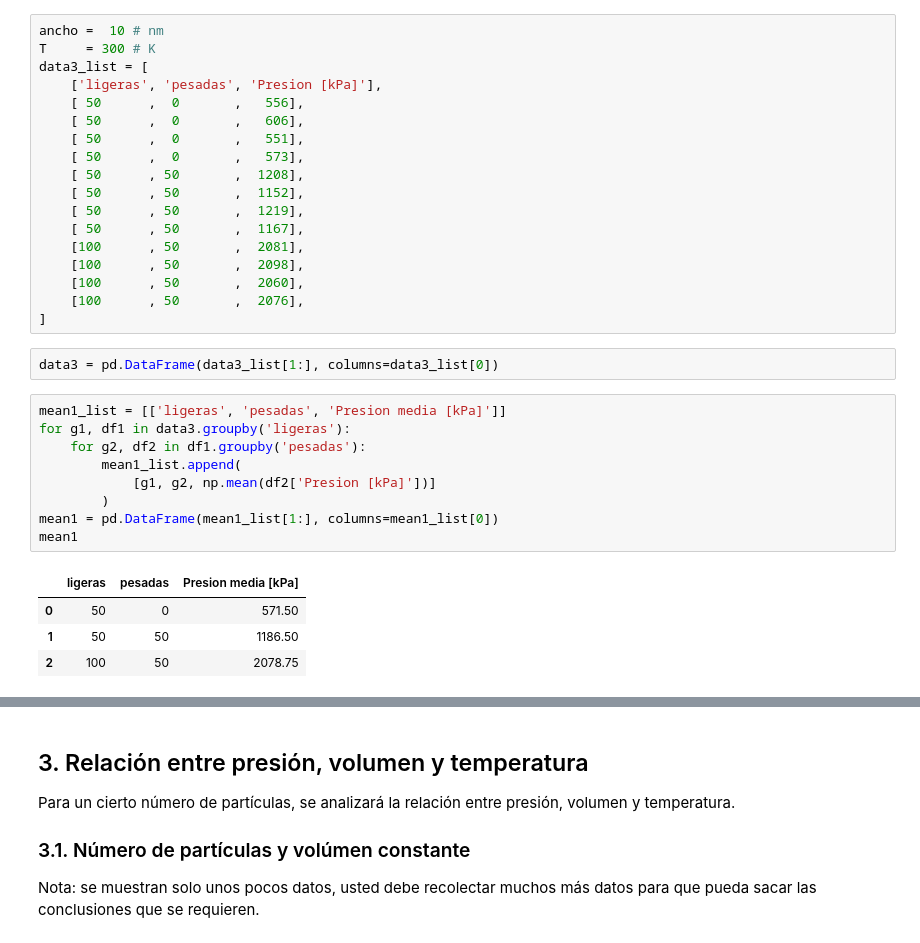
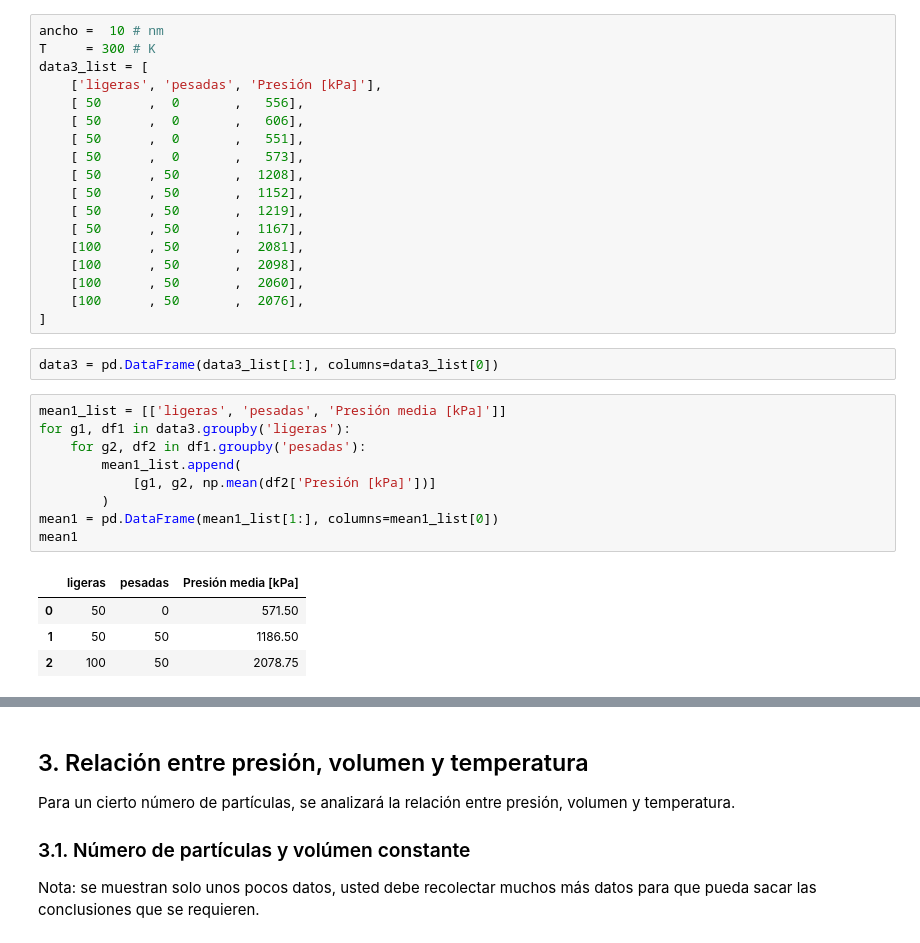
Before and after one commit to davidalejandromiranda/StatisticalPhysics, a Jupyter notebook: notebooks/es_GasIdealPresionTemperaturaParticulas.ipynb, the cells around one changed output, grey strips where cells are left out. Saved outputs shown, nothing was run; the diff lists cells and outputs as text.

```diff
--- a/notebooks/es_GasIdealPresionTemperaturaParticulas.ipynb
+++ b/notebooks/es_GasIdealPresionTemperaturaParticulas.ipynb
@@ -122,7 +122,7 @@ Nota: se muestran solo unos pocos datos, usted debe recolectar muchos más datos
 ancho =  10 # nm
 T     = 300 # K
 data3_list = [
-    ['ligeras', 'pesadas', 'Presion [kPa]'],
+    ['ligeras', 'pesadas', 'Presión [kPa]'],
     [ 50      ,  0       ,   556],
     [ 50      ,  0       ,   606],
     [ 50      ,  0       ,   551],
@@ -139,16 +139,16 @@ data3_list = [
 # %%
 data3 = pd.DataFrame(data3_list[1:], columns=data3_list[0])
 # %%
-mean1_list = [['ligeras', 'pesadas', 'Presion media [kPa]']]
+mean1_list = [['ligeras', 'pesadas', 'Presión media [kPa]']]
 for g1, df1 in data3.groupby('ligeras'):
     for g2, df2 in df1.groupby('pesadas'):
         mean1_list.append(
-            [g1, g2, np.mean(df2['Presion [kPa]'])]
+            [g1, g2, np.mean(df2['Presión [kPa]'])]
         )
 mean1 = pd.DataFrame(mean1_list[1:], columns=mean1_list[0])
 mean1
 # %% [output]
-|  | ligeras | pesadas | Presion media [kPa] |
+|  | ligeras | pesadas | Presión media [kPa] |
 | 0 | 50 | 0 | 571.50 |
 | 1 | 50 | 50 | 1186.50 |
 | 2 | 100 | 50 | 2078.75 |
```
Also changed, not shown: parts of 6 cells of this notebook.
